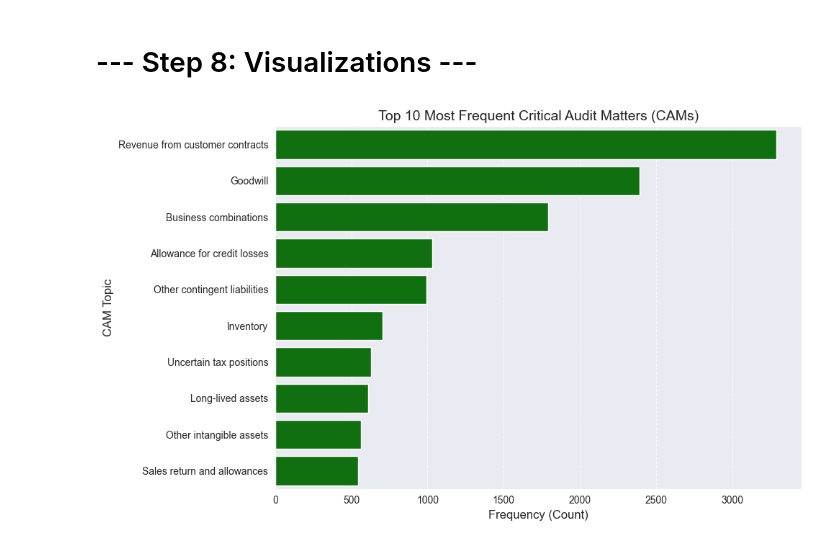
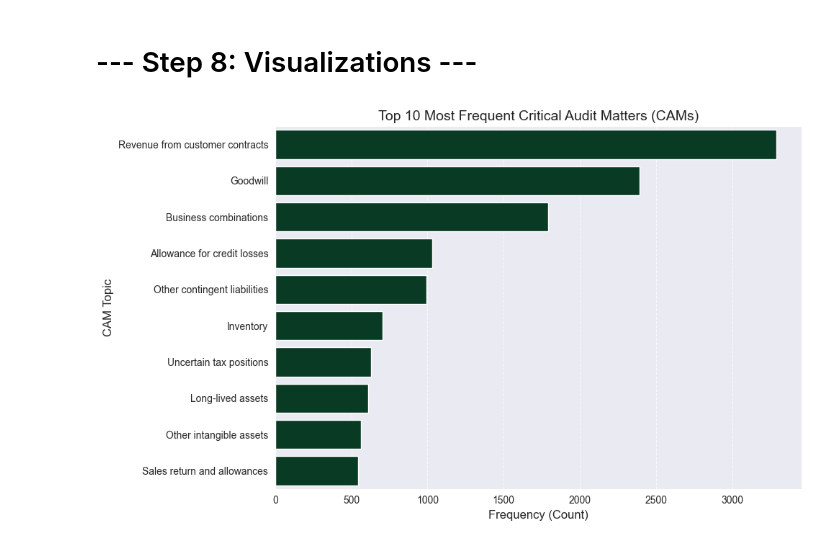
Before and after one commit to johnpatrickcampbell/ac_547_final_project_1_audit_fees, a Jupyter notebook: final_project_submission/group_8_notebook_submission.ipynb, the cells around one changed output. Cells and saved outputs as stored; diff of their text form; code cells hidden in the pictures.

```diff
--- a/final_project_submission/group_8_notebook_submission.ipynb
+++ b/final_project_submission/group_8_notebook_submission.ipynb
@@ -437,25 +441,25 @@ strong multicollinearity problems or that the design matrix is singular.
 # %%
 # 1. Identify CAM columns (they start with 'CAM_')
 cam_cols = [col for col in df_clean.columns if 'CAM_' in col]
 
 # 2. Sum the counts for each topic and sort descending
 cam_frequencies = df_clean[cam_cols].sum().sort_values(ascending=False)
 
 # 3. Clean up the names for the chart (remove 'CAM_' and underscores)
 cam_frequencies.index = [idx.replace('CAM_', '').replace('_', ' ') for idx in cam_frequencies.index]
 
 # 4. Plot the Top 10
 plt.figure(figsize=(10, 6))
-sns.barplot(x=cam_frequencies.head(10).values, y=cam_frequencies.head(10).index, color='green')
+sns.barplot(x=cam_frequencies.head(10).values, y=cam_frequencies.head(10).index, color='#004225')
 
 plt.title('Top 10 Most Frequent Critical Audit Matters (CAMs)', fontsize=14)
 plt.xlabel('Frequency (Count)', fontsize=12)
 plt.ylabel('CAM Topic', fontsize=12)
 plt.grid(axis='x', linestyle='--', alpha=0.7)
 plt.tight_layout()
 plt.show()
 # %% [output]
-[figure, old version]
+[figure, new version]
 # %%
 # 1. Create a "CAM Group" column to make the legend cleaner
 # We group 4 or more CAMs together since they are rare
```
Also changed, not shown: parts of 22 cells of this notebook.
